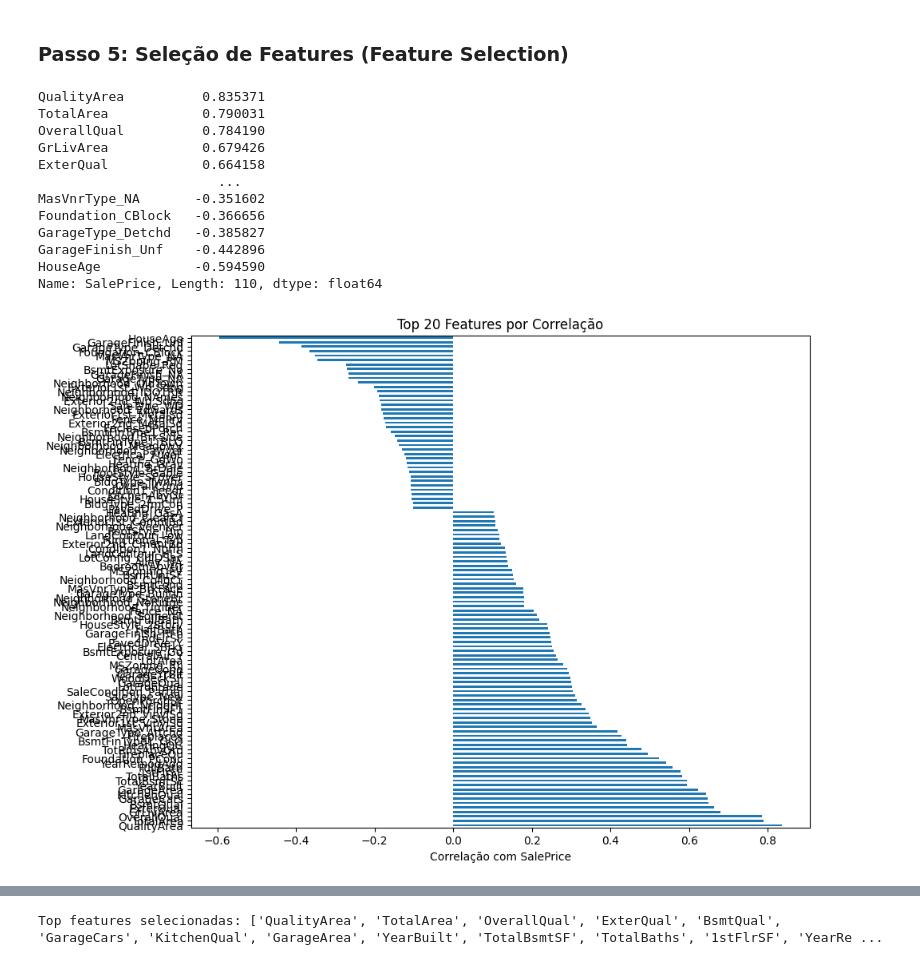
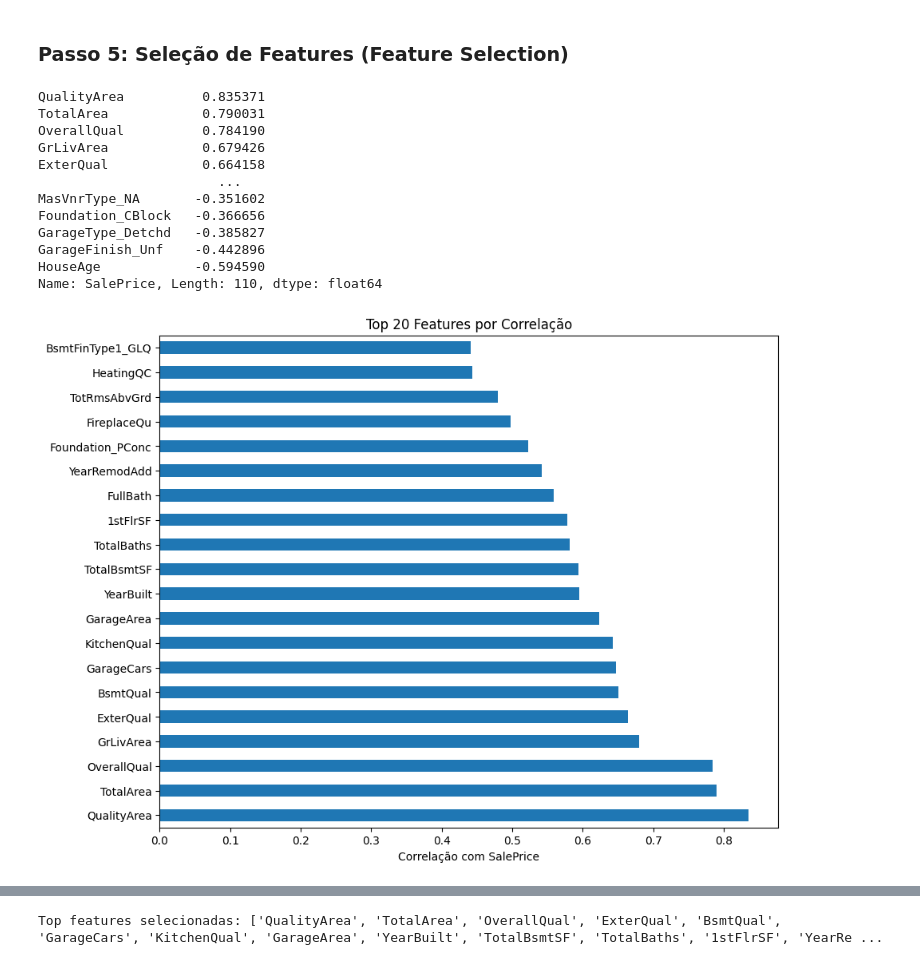
Before and after one commit to KalebeSouza-dev/Projeto-Regressao-HousePrices, a Jupyter notebook: analise.ipynb, the cells around one changed output, grey strips where cells are left out. Drawn from its saved outputs; the diff is of its cells as text; code cells hidden in the pictures.

```diff
--- a/analise.ipynb
+++ b/analise.ipynb
@@ -373,10 +374,12 @@ missing_cols
  'Electrical']
 # %%
 categorical_missing = [col for col in missing_cols if df[col].dtype == 'object']
-
+categorical_missing_test = [col for col in test.columns if test[col].dtype == 'object']
 
 for col in categorical_missing:
     df[col] = df[col].fillna("NA")
+
+for col in categorical_missing_test:
     test[col] = test[col].fillna("NA")
 
 categorical_missing
@@ -452,9 +472,8 @@ df["LotFrontage"] = df["LotFrontage"].fillna(df["LotFrontage"].median())
 df["GarageYrBlt"] = df["GarageYrBlt"].fillna(0)
 df["MasVnrArea"] = df["MasVnrArea"].fillna(0)
 
-test["LotFrontage"] = test["LotFrontage"].fillna(test["LotFrontage"].median())
-test["GarageYrBlt"] = test["GarageYrBlt"].fillna(0)
-test["MasVnrArea"] = test["MasVnrArea"].fillna(0)
+test["GarageCars"] = test["GarageCars"].fillna(0)
+test["GarageArea"] = test["GarageArea"].fillna(0)
 # %%
 missing = df.isnull().sum()
 missing = missing[missing > 0].sort_values(ascending=False)
@@ -483,11 +502,9 @@ qual_cols = [
 ]
 
 for col in qual_cols:
-    df[col] = df[col].map(qualidade_map)
-    df[col] = df[col].astype(float)
-
-    test[col] = test[col].map(qualidade_map)
-    test[col] = test[col].astype(float)
+    df[col]  = df[col].map(qualidade_map).fillna(0).astype(float)
+    if col in test.columns:
+        test[col] = test[col].map(qualidade_map).fillna(0).astype(float)
 # %%
 categorical_cols = df.select_dtypes(include=['object']).columns
 
@@ -541,27 +556,27 @@ len(df)
 # %%
 price_corr = df.corr()["SalePrice"].sort_values(ascending = False).drop(['SalePrice', 'SalePrice_log'])
 good_price_corr = price_corr[abs(price_corr) > 0.1]
 print(good_price_corr)
 
 df = df[list(good_price_corr.index) + ['SalePrice']]
 
 # Visualizar as top 20
 plt.figure(figsize=(10, 8))
-good_price_corr.head(110).plot(kind='barh')
+good_price_corr.head(20).plot(kind='barh')
 plt.xlabel('Correlação com SalePrice')
 plt.title('Top 20 Features por Correlação')
 plt.show()
 # %% [output]
 QualityArea          0.835371
 TotalArea            0.790031
 OverallQual          0.784190
 GrLivArea            0.679426
 ExterQual            0.664158
                        ...
 MasVnrType_NA       -0.351602
 Foundation_CBlock   -0.366656
 GarageType_Detchd   -0.385827
 GarageFinish_Unf    -0.442896
 HouseAge            -0.594590
 Name: SalePrice, Length: 110, dtype: float64
-[figure, old version]
+[figure, new version]
```
Also changed, not shown: parts of 21 cells of this notebook, 4 other files.
